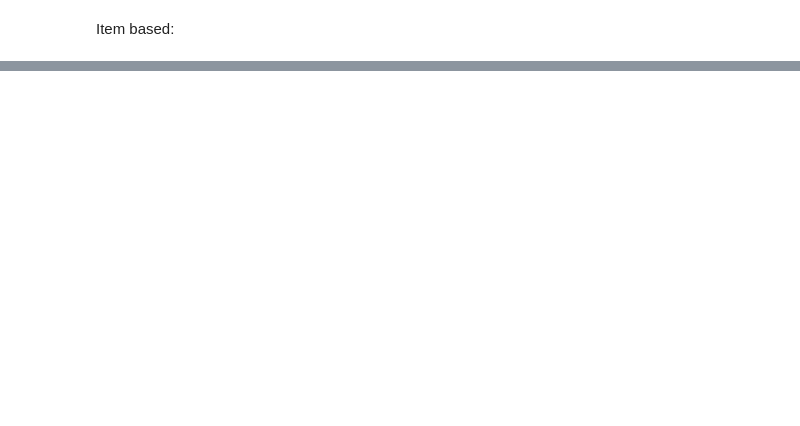
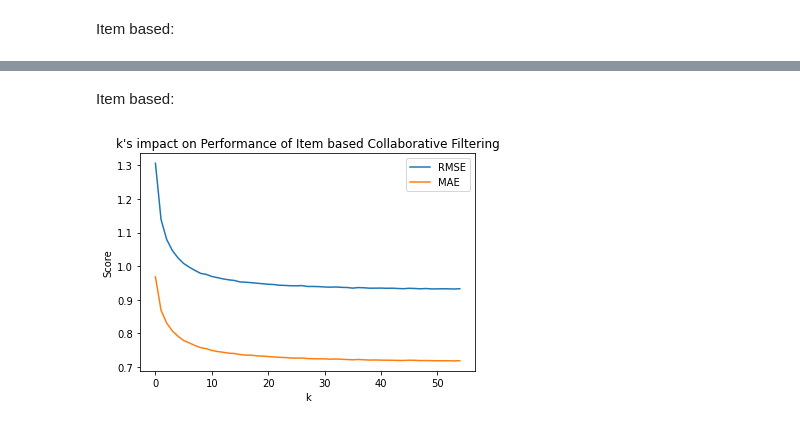
Before and after one commit to ayberkcorp/cap5610-machine_learning, a Jupyter notebook: hw6/code.ipynb, the cells around one changed output, grey strips where cells are left out. Saved outputs shown, nothing was run; the diff lists cells and outputs as text; code cells hidden in the pictures; blank space fills up the shorter version.

```diff
--- a/hw6/code.ipynb
+++ b/hw6/code.ipynb
@@ -197,0 +247,24 @@ ax.bar(['cosine', 'MSD', 'Pearson'],
+# %% [markdown]
+Item based:
+# %%
+max_k = 55
+item_rmse_k = []
+item_mae_k = []
+
+for i in range(1, max_k + 1):
+  algo = KNNBasic(k=i, sim_options={'name': 'msd', 'user_based': False}, verbose=False)
+  item_results_msd = cross_validate(algo, ratings_data, measures=['MAE', 'RMSE'], cv=5)
+  item_rmse_k.append(np.average(item_results_msd.get('test_rmse')))
+  item_mae_k.append(np.average(item_results_msd.get('test_mae')))
+
+fig = plt.figure()
+ax = plt.axes()
+k_range = np.arange(0, max_k)
+ax.plot(k_range, item_rmse_k, label='RMSE')
+ax.plot(k_range, item_mae_k, label='MAE')
+plt.title('k\'s impact on Performance of Item based Collaborative Filtering')
+ax.set_xlabel('k')
+ax.set_ylabel('Score')
+plt.legend();
+# %% [output]
+[figure, added]
```
Also changed, not shown: parts of 15 cells of this notebook.
